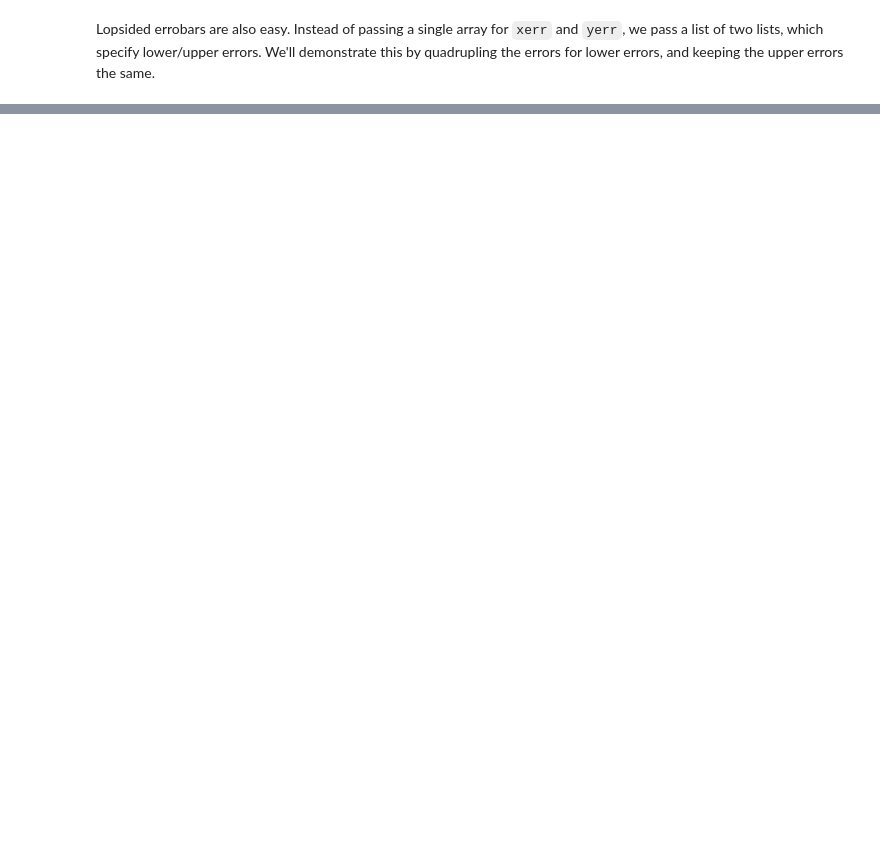
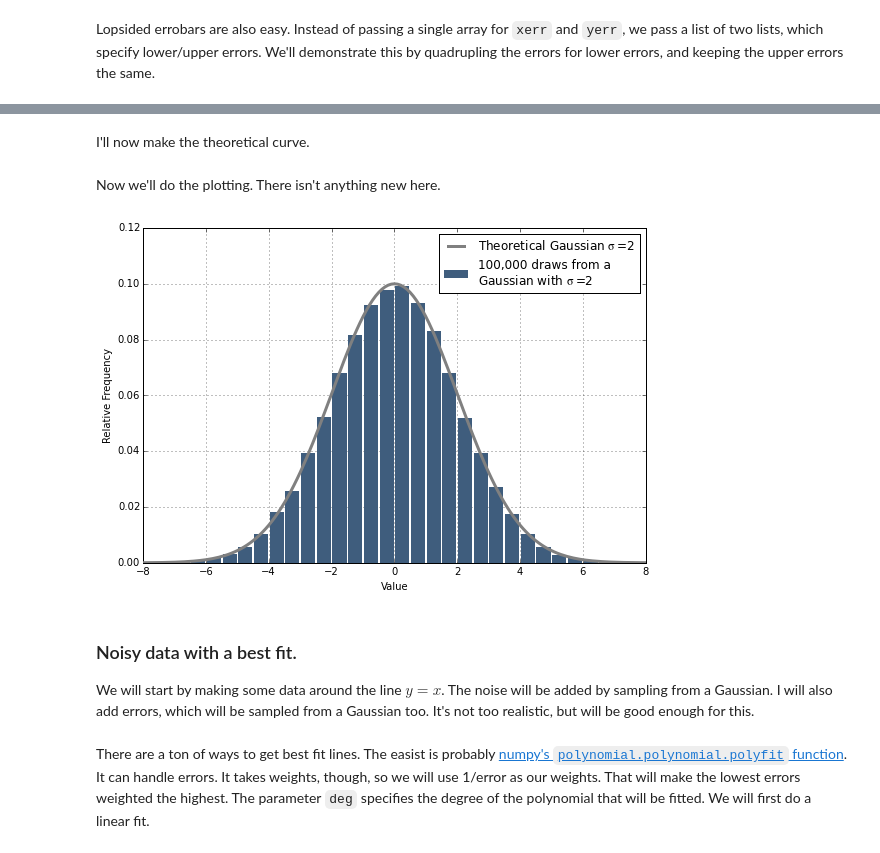
Before and after one commit to gillenbrown/PythonTutorial, a Jupyter notebook: Plotting.ipynb, the cells around one changed output, grey strips where cells are left out. Drawn from its saved outputs; the diff is of its cells as text; code cells hidden in the pictures; blank space fills up the shorter version.

```diff
--- a/Plotting.ipynb
+++ b/Plotting.ipynb
@@ -365,0 +397,31 @@ Let's combine all of these to make a nice plot.
+# %%
+sigma=2
+data = np.random.normal(loc=0, scale=sigma, size=100000)
+data_label = "100,000 draws from a \nGaussian with $\mathregular{\sigma = 2}$"
+# %% [markdown]
+I'll now make the theoretical curve.
+# %%
+xs = np.arange(-10, 10, 0.1)
+gaussian = [0.1 * np.e ** (- x**2 / (2 * sigma**2)) for x in xs]
+line_label = "Theoretical Gaussian $\mathregular{\sigma=2}$"
+# %% [markdown]
+Now we'll do the plotting. There isn't anything new here.
+# %%
+fig, ax = plt.subplots(figsize=[9, 6])
+
+bins = np.arange(-8, 8.5, 0.5)
+weights = [1.0 / len(data)] * len(data)
+
+ax.hist(data, bins=bins, weights=weights, rwidth=0.9, color='#3F5D7D', linewidth=0, zorder=3, label=data_label)
+ax.plot(xs, gaussian, c="grey", linewidth=3, zorder=4, label=line_label)
+ax.grid()
+ax.set_xlabel("Value")
+ax.set_ylabel("Relative Frequency")
+ax.set_xlim([-8, 8])
+legend = ax.legend(framealpha=1.0)
+# %% [output]
+[figure, added]
+# %% [markdown]
+### Noisy data with a best fit.
+
+We will start by making some data around the line $y = x$. The noise will be added by sampling from a Gaussian. I will also add errors, which will be sampled from a Gaussian too. It's not too realistic, but will be good enough for this.
@@ -365,0 +432,2 @@ Let's combine all of these to make a nice plot.
+# %% [markdown]
+There are a ton of ways to get best fit lines. The easist is probably [numpy's `polynomial.polynomial.polyfit` function](http://docs.scipy.org/doc/numpy/reference/generated/numpy.polynomial.polynomial.polyfit.html#numpy.polynomial.polynomial.polyfit). It can handle errors. It takes weights, though, so we will use 1/error as our weights. That will make the lowest errors weighted the highest. The parameter `deg` specifies the degree of the polynomial that will be fitted. We will first do a linear fit.
```
Also changed, not shown: parts of 41 cells of this notebook.
